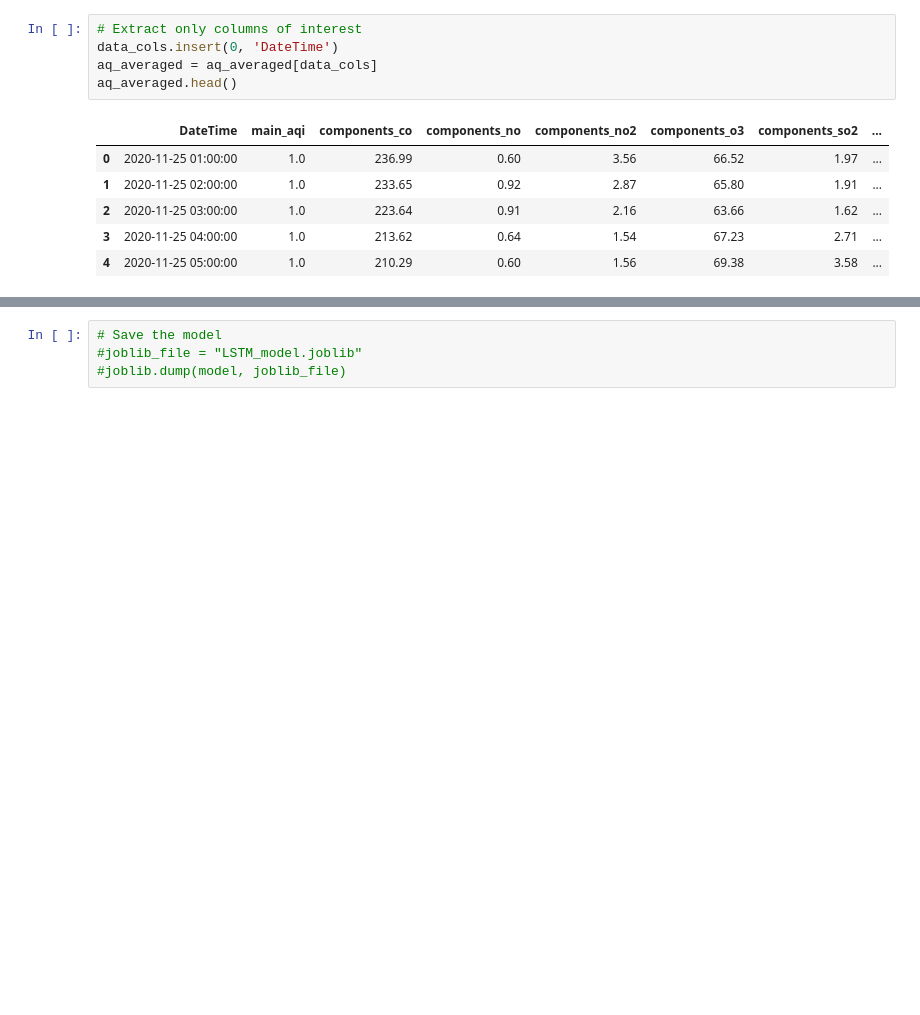
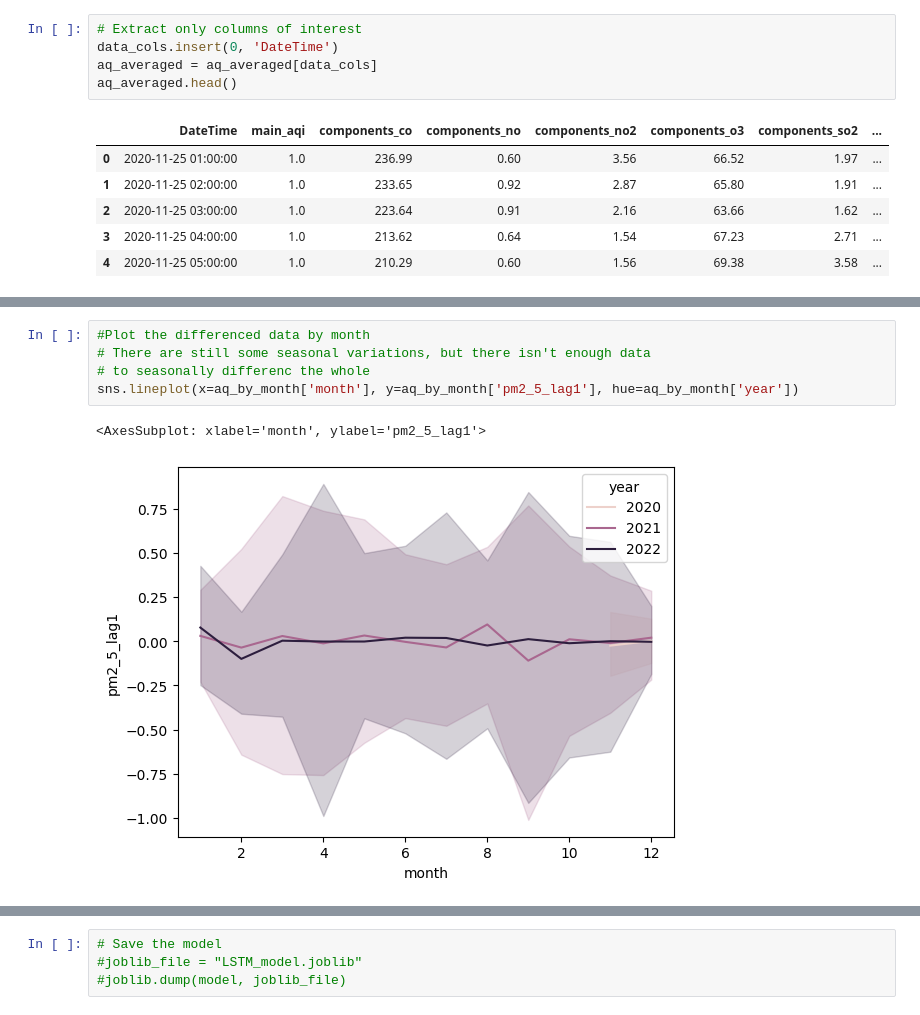
Before and after one commit to sashkaw/predict-aqi, a Jupyter notebook: api_model.ipynb, the cells around one changed output, grey strips where cells are left out. Drawn from its saved outputs; the diff is of its cells as text; blank space fills up the shorter version.

```diff
--- a/api_model.ipynb
+++ b/api_model.ipynb
@@ -427,0 +366,8 @@ print(yhat)
+# %%
+#Plot the differenced data by month
+# There are still some seasonal variations, but there isn't enough data
+# to seasonally differenc the whole
+sns.lineplot(x=aq_by_month['month'], y=aq_by_month['pm2_5_lag1'], hue=aq_by_month['year'])
+# %% [output]
+<AxesSubplot: xlabel='month', ylabel='pm2_5_lag1'>
+[figure, added]
```
Also changed, not shown: parts of 15 cells of this notebook.
